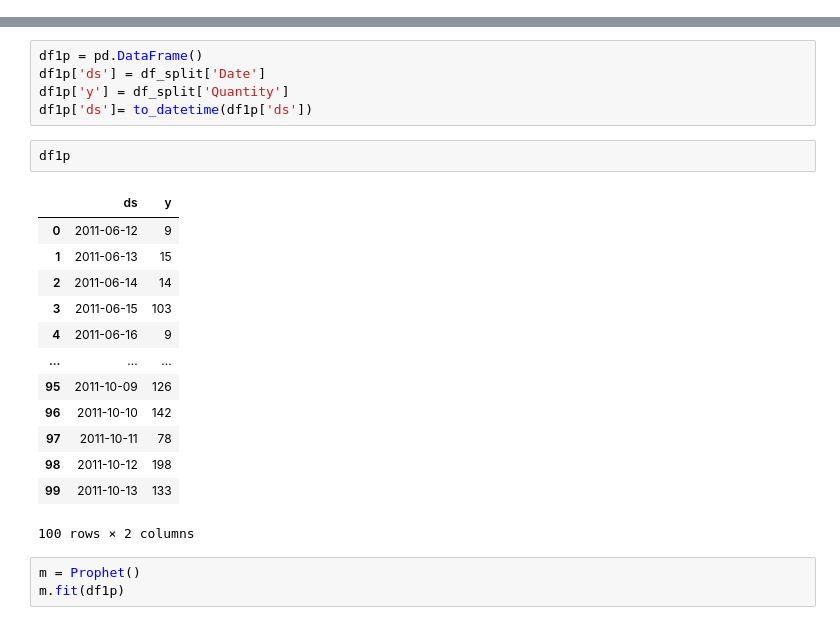
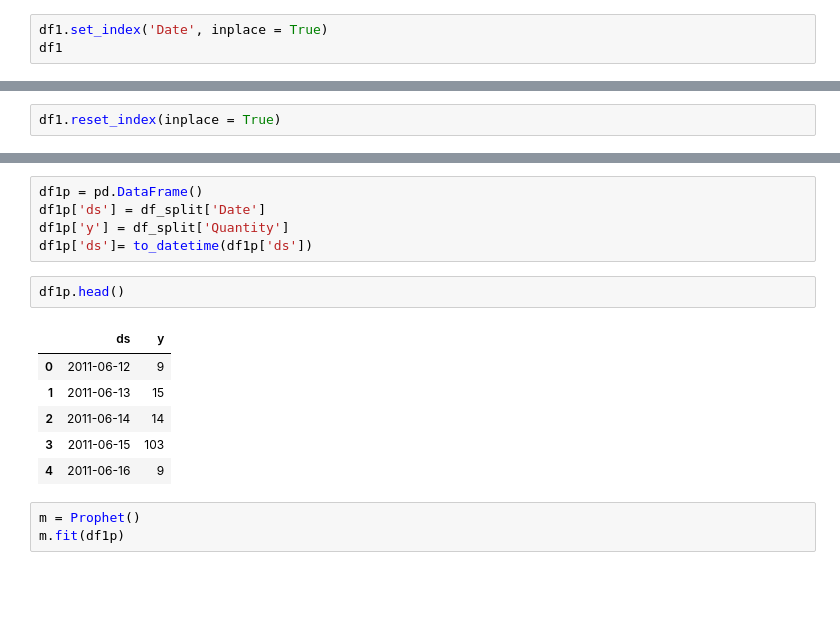
Before and after one commit to sheetalbongale/Retail-Time-Series-Analysis-and-Forecasting, a Jupyter notebook: notebooks/3_More_Model_Forecasting.ipynb, the cells around one changed output, grey strips where cells are left out. Cells and saved outputs as stored; diff of their text form; blank space fills up the shorter version.

```diff
--- a/notebooks/3_More_Model_Forecasting.ipynb
+++ b/notebooks/3_More_Model_Forecasting.ipynb
@@ -90,0 +93,3 @@ fig.show()
+# %%
+df1.set_index('Date', inplace = True)
+df1
@@ -91,3 +260,5 @@ fig.show()
+# %%
+df1.reset_index(inplace = True)
 # %%
 df_split = df1[:100]
 # %%
@@ -96,21 +267,14 @@ df1p['ds'] = df_split['Date']
 df1p['y'] = df_split['Quantity']
 df1p['ds']= to_datetime(df1p['ds'])
 # %%
-df1p
+df1p.head()
 # %% [output]
 |  | ds | y |
 | 0 | 2011-06-12 | 9 |
 | 1 | 2011-06-13 | 15 |
 | 2 | 2011-06-14 | 14 |
 | 3 | 2011-06-15 | 103 |
 | 4 | 2011-06-16 | 9 |
-| ... | ... | ... |
-| 95 | 2011-10-09 | 126 |
-| 96 | 2011-10-10 | 142 |
-| 97 | 2011-10-11 | 78 |
-| 98 | 2011-10-12 | 198 |
-| 99 | 2011-10-13 | 133 |
-100 rows × 2 columns
 # %%
 m = Prophet()
 m.fit(df1p)
```
Also changed, not shown: parts of 19 cells of this notebook, 4 other files.
